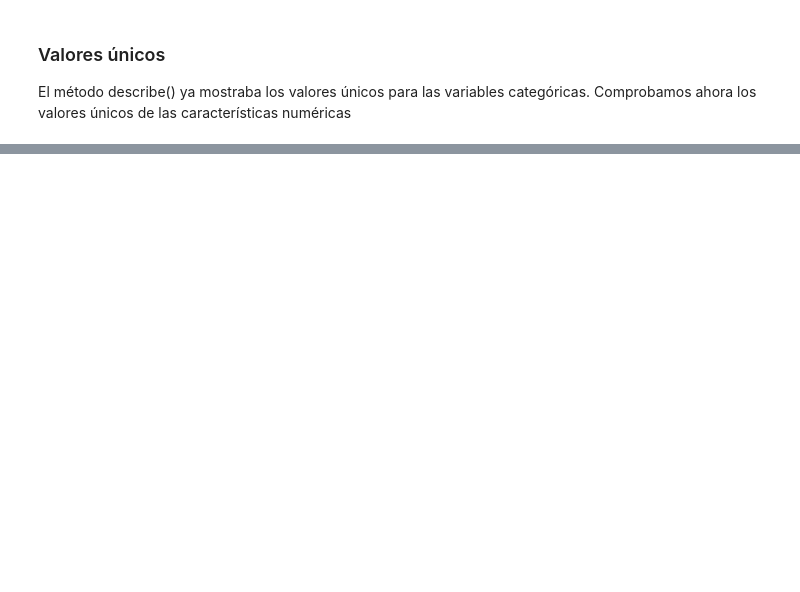
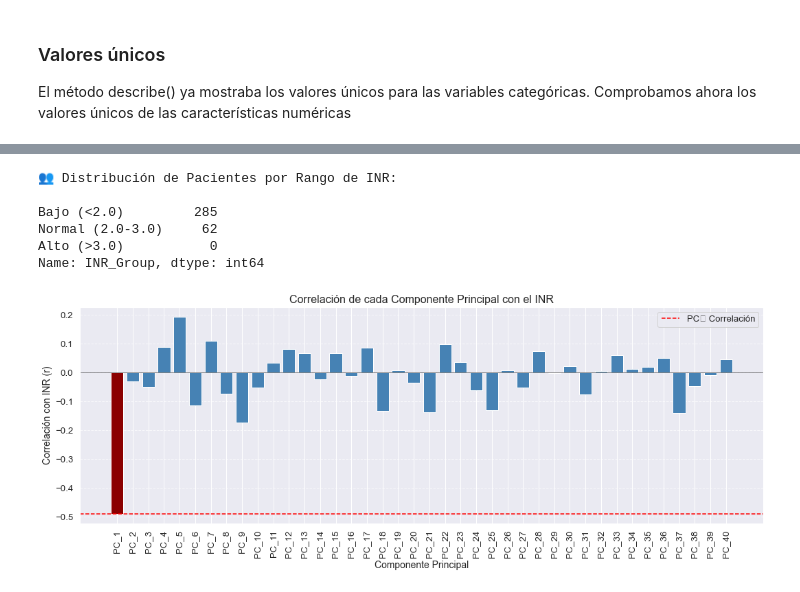
Before and after one commit to anavagi/anticoagulant-patology-analysis, a Jupyter notebook: Exploration_and_Classification.ipynb, the cells around one changed output, grey strips where cells are left out. Drawn from its saved outputs; the diff is of its cells as text; code cells hidden in the pictures; blank space fills up the shorter version.

```diff
--- a/Exploration_and_Classification.ipynb
+++ b/Exploration_and_Classification.ipynb
@@ -725,0 +924,47 @@ df_patients_observations_medications_INR.to_csv('df_patients_observations_medica
+# %%
+# Contar cuántos pacientes caen en cada grupo de INR
+# Usamos el DataFrame 'pca_df' que ya tiene la columna 'INR_Group'
+conteo_pacientes_por_rango = pca_df['INR_Group'].value_counts().sort_index()
+
+# Mostrar el resultado
+print("👥 Distribución de Pacientes por Rango de INR:\n")
+print(conteo_pacientes_por_rango)
+# %% [output]
+👥 Distribución de Pacientes por Rango de INR:
+
+Bajo (<2.0)         285
+Normal (2.0-3.0)     62
+Alto (>3.0)           0
+Name: INR_Group, dtype: int64
+# %%
+# --- 3. Crear DataFrame y Calcular Correlaciones ---
+# Crear etiquetas para las 40 componentes
+pc_cols = [f'PC_{i+1}' for i in range(40)]
+corr_df = pd.DataFrame(data=principal_components, columns=pc_cols)
+corr_df['INR'] = y.values
+
+# Extraer la correlación de INR con todas las PC
+matrix_corr = corr_df.corr().round(4)
+correlaciones_pc_vs_inr = matrix_corr.loc['INR', pc_cols]
+
+# --- 4. Generar el Gráfico de Barras ---
+plt.figure(figsize=(15, 6))
+# Usamos un color diferente para PC1 para resaltarla
+colores = ['darkred' if pc == 'PC_1' else 'steelblue' for pc in correlaciones_pc_vs_inr.index]
+
+plt.bar(correlaciones_pc_vs_inr.index, correlaciones_pc_vs_inr.values, color=colores)
+
+# Añadir línea de referencia para la correlación de PC1 (el valor más alto)
+plt.axhline(correlaciones_pc_vs_inr.loc['PC_1'], color='red', linestyle='--', linewidth=1.5, label='PC₁ Correlación')
+plt.axhline(0, color='black', linestyle='-', linewidth=0.5) # Línea en cero
+
+plt.title('Correlación de cada Componente Principal con el INR', fontsize=16)
+plt.xlabel('Componente Principal', fontsize=14)
+plt.ylabel('Correlación con INR (r)', fontsize=14)
+plt.xticks(rotation=90)
+plt.grid(axis='y', linestyle='--', alpha=0.7)
+plt.legend()
+plt.tight_layout()
+plt.show()
+# %% [output]
+[figure, added]
```
Also changed, not shown: parts of 37 cells of this notebook.
